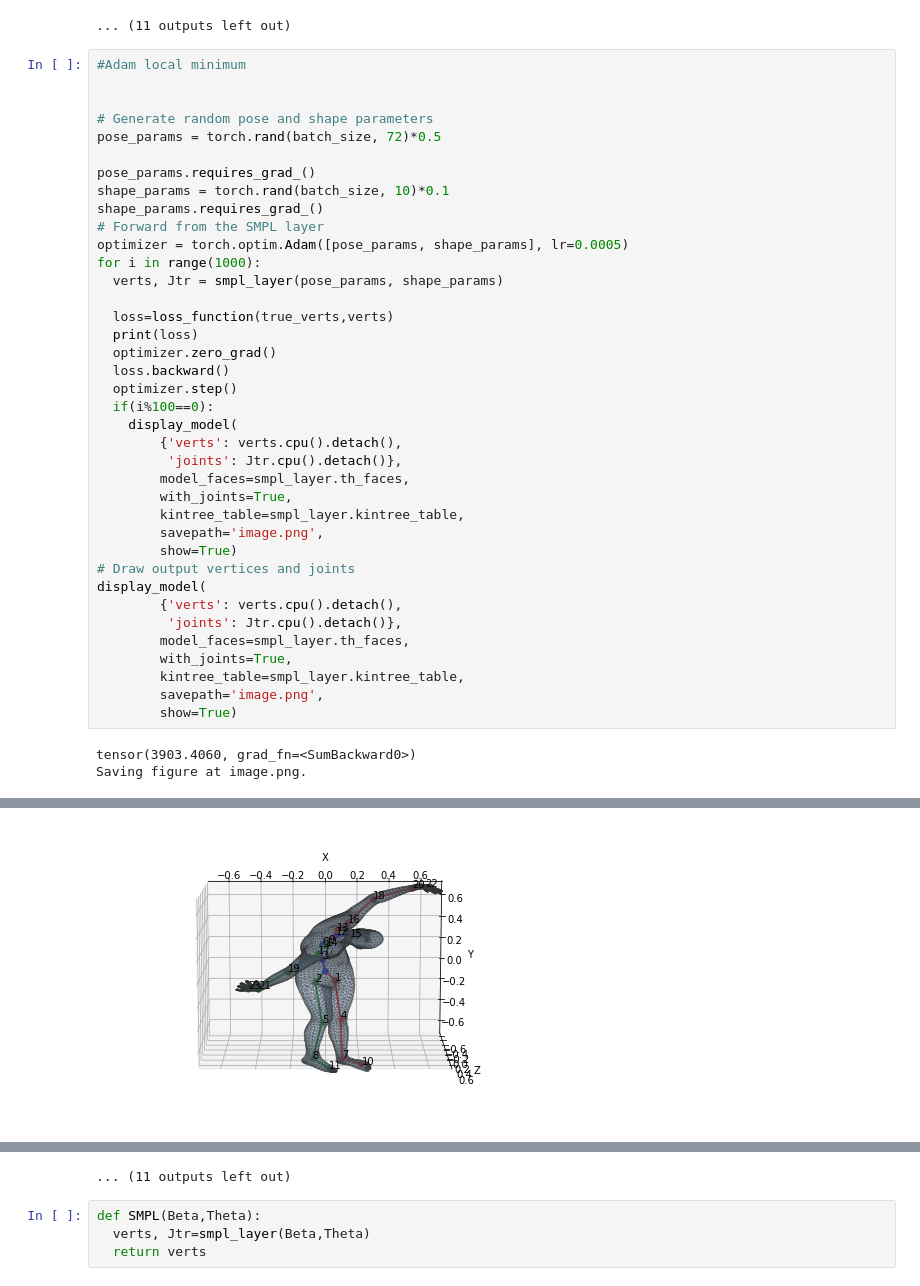
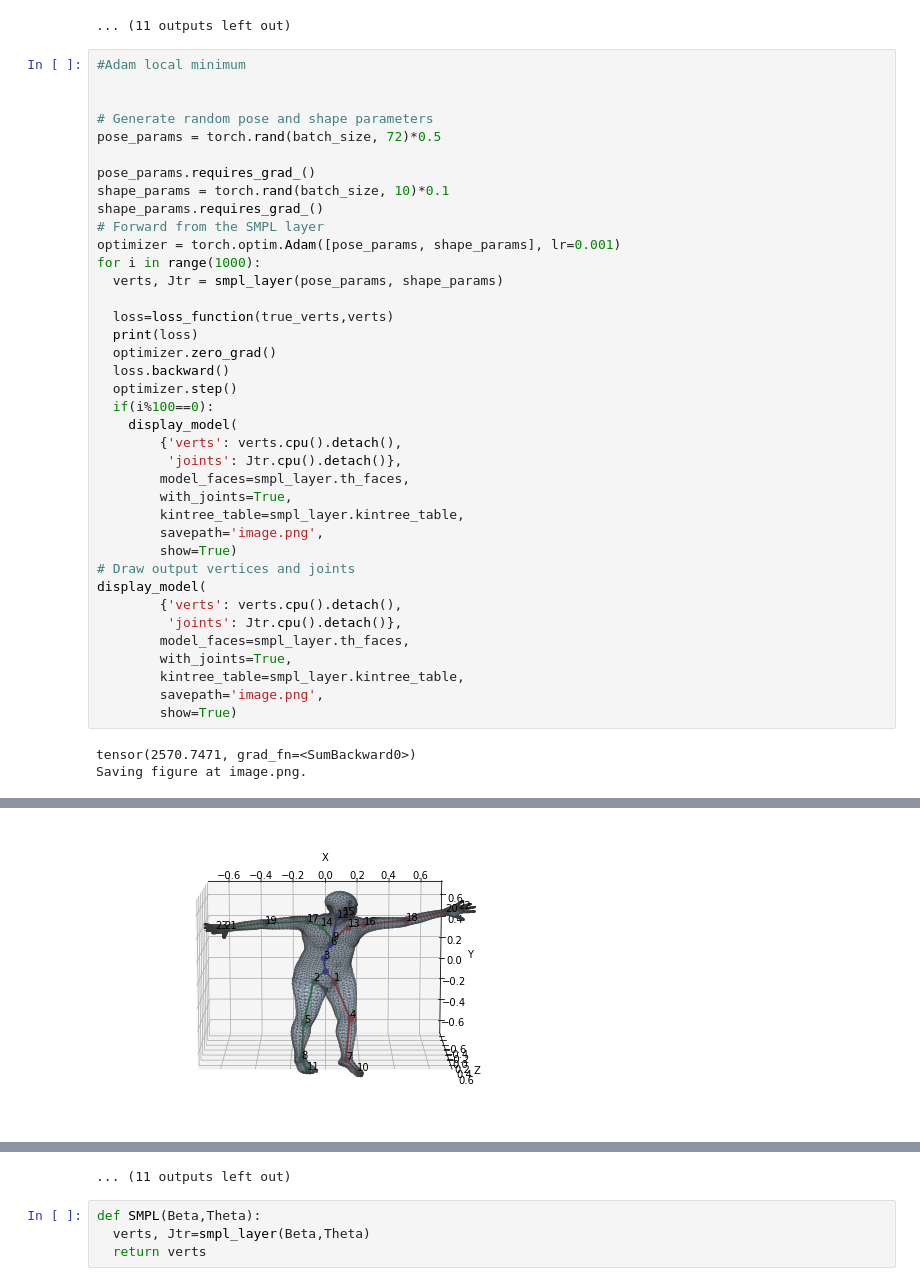
Before and after one commit to B4Farouk/smpl-dr-clip, a Jupyter notebook: SMPL_Exploration.ipynb, the cells around one changed output, grey strips where cells are left out. Drawn from its saved outputs; the diff is of its cells as text.

```diff
--- a/SMPL_Exploration.ipynb
+++ b/SMPL_Exploration.ipynb
@@ -284,7 +284,7 @@ pose_params.requires_grad_()
 shape_params = torch.rand(batch_size, 10)*0.1
 shape_params.requires_grad_()
 # Forward from the SMPL layer
-optimizer = torch.optim.Adam([pose_params, shape_params], lr=0.0005)
+optimizer = torch.optim.Adam([pose_params, shape_params], lr=0.001)
 for i in range(1000):
   verts, Jtr = smpl_layer(pose_params, shape_params)
 
@@ -312,5 +312,5 @@ display_model(
         savepath='image.png',
         show=True)
 # %% [output]
-tensor(3903.4060, grad_fn=<SumBackward0>)
+tensor(2570.7471, grad_fn=<SumBackward0>)
 Saving figure at image.png.
@@ -370,2 +370,2 @@ tensor(1045.1001, grad_fn=<SumBackward0>)
 Saving figure at image.png.
-[figure, old version]
+[figure, new version]
```
Also changed, not shown: parts of 1 cell of this notebook.
